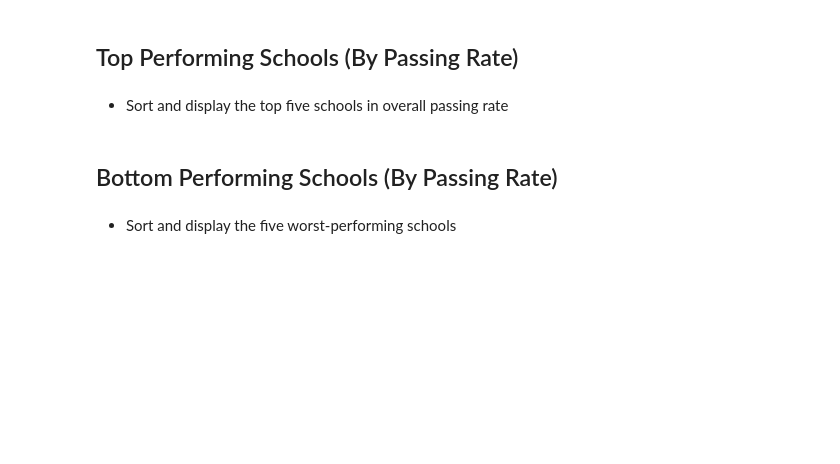
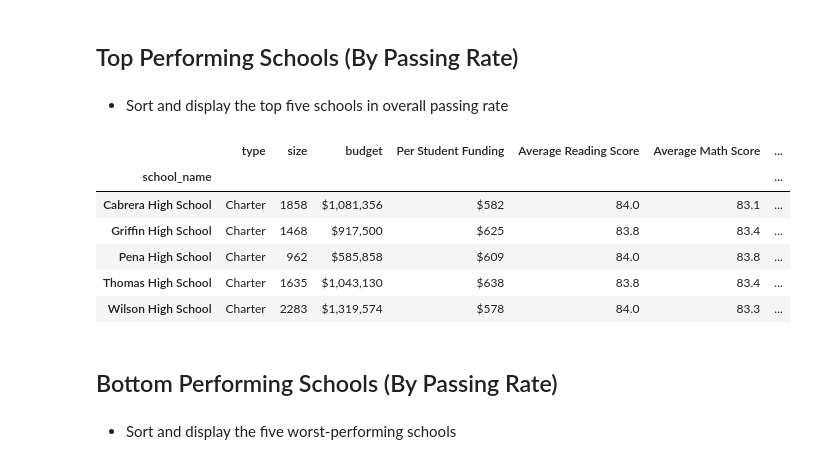
Before and after one commit to jzefron/NUHwPanda, a Jupyter notebook: PyCitySchools_jze.ipynb, the cells around one changed output. Drawn from its saved outputs; the diff is of its cells as text; code cells hidden in the pictures; blank space fills up the shorter version.

```diff
--- a/PyCitySchools_jze.ipynb
+++ b/PyCitySchools_jze.ipynb
@@ -211,6 +204,16 @@ school_data_cons_m
 ## Top Performing Schools (By Passing Rate)
 # %% [markdown]
 * Sort and display the top five schools in overall passing rate
+# %%
+school_data_cons_m.sort_values('Percentage Overall Pass',ascending=False).head(5)
+# %% [output]
+|  | type | size | budget | Per Student Funding | Average Reading Score | Average Math Score | ... |
+| school_name |  |  |  |  |  |  | ... |
+| Cabrera High School | Charter | 1858 | $1,081,356 | $582 | 84.0 | 83.1 | ... |
+| Griffin High School | Charter | 1468 | $917,500 | $625 | 83.8 | 83.4 | ... |
+| Pena High School | Charter | 962 | $585,858 | $609 | 84.0 | 83.8 | ... |
+| Thomas High School | Charter | 1635 | $1,043,130 | $638 | 83.8 | 83.4 | ... |
+| Wilson High School | Charter | 2283 | $1,319,574 | $578 | 84.0 | 83.3 | ... |
 # %% [markdown]
 ## Bottom Performing Schools (By Passing Rate)
 # %% [markdown]
```
Also changed, not shown: parts of 20 cells of this notebook.
